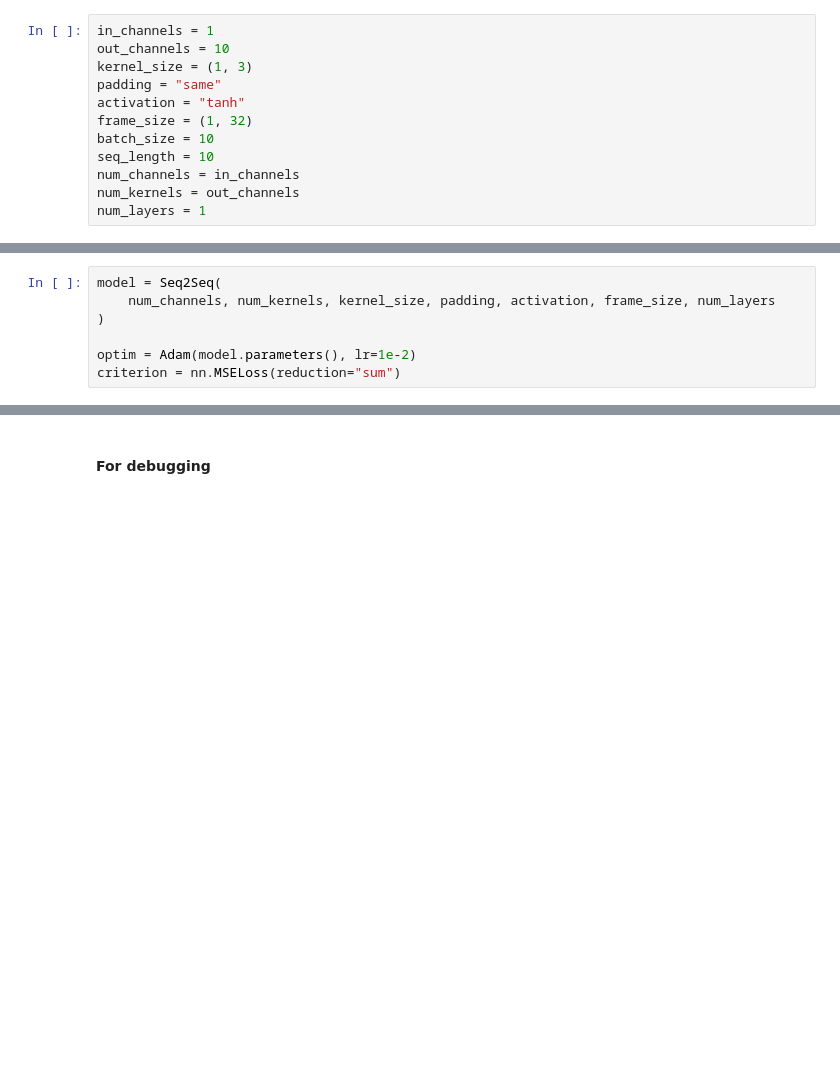
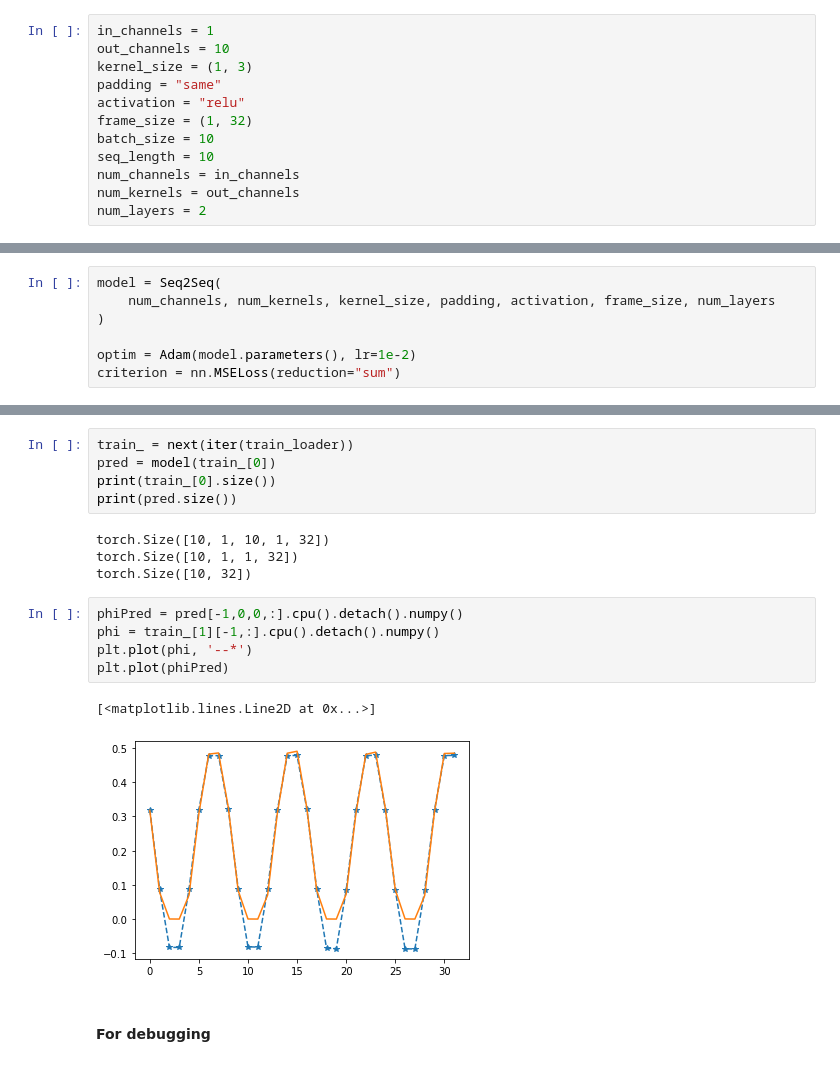
Before and after one commit to nnnpooh/pfc-ml, a Jupyter notebook: T04 - Pytorch ConvLSTM/C2 - ConvLSTM.ipynb, the cells around one changed output, grey strips where cells are left out. Saved outputs shown, nothing was run; the diff lists cells and outputs as text; blank space fills up the shorter version.

```diff
--- a/T04 - Pytorch ConvLSTM/C2 - ConvLSTM.ipynb
+++ b/T04 - Pytorch ConvLSTM/C2 - ConvLSTM.ipynb
@@ -229,13 +229,13 @@ in_channels = 1
 out_channels = 10
 kernel_size = (1, 3)
 padding = "same"
-activation = "tanh"
+activation = "relu"
 frame_size = (1, 32)
 batch_size = 10
 seq_length = 10
 num_channels = in_channels
 num_kernels = out_channels
-num_layers = 1
+num_layers = 2
 # %%
 # Data folder
 cwd = os.getcwd()
@@ -367,5 +371,22 @@ Epoch:19 Training Loss:0.04 Validation Loss:0.05
 
 Epoch:20 Training Loss:0.04 Validation Loss:0.04
+# %%
+train_ = next(iter(train_loader))
+pred = model(train_[0])
+print(train_[0].size())
+print(pred.size())
+# %% [output]
+torch.Size([10, 1, 10, 1, 32])
+torch.Size([10, 1, 1, 32])
+torch.Size([10, 32])
+# %%
+phiPred = pred[-1,0,0,:].cpu().detach().numpy()
+phi = train_[1][-1,:].cpu().detach().numpy()
+plt.plot(phi, '--*')
+plt.plot(phiPred)
+# %% [output]
+[<matplotlib.lines.Line2D at 0x...>]
+[figure, added]
 # %% [markdown]
 #### For debugging
 # %%
```
Also changed, not shown: parts of 11 cells of this notebook.
